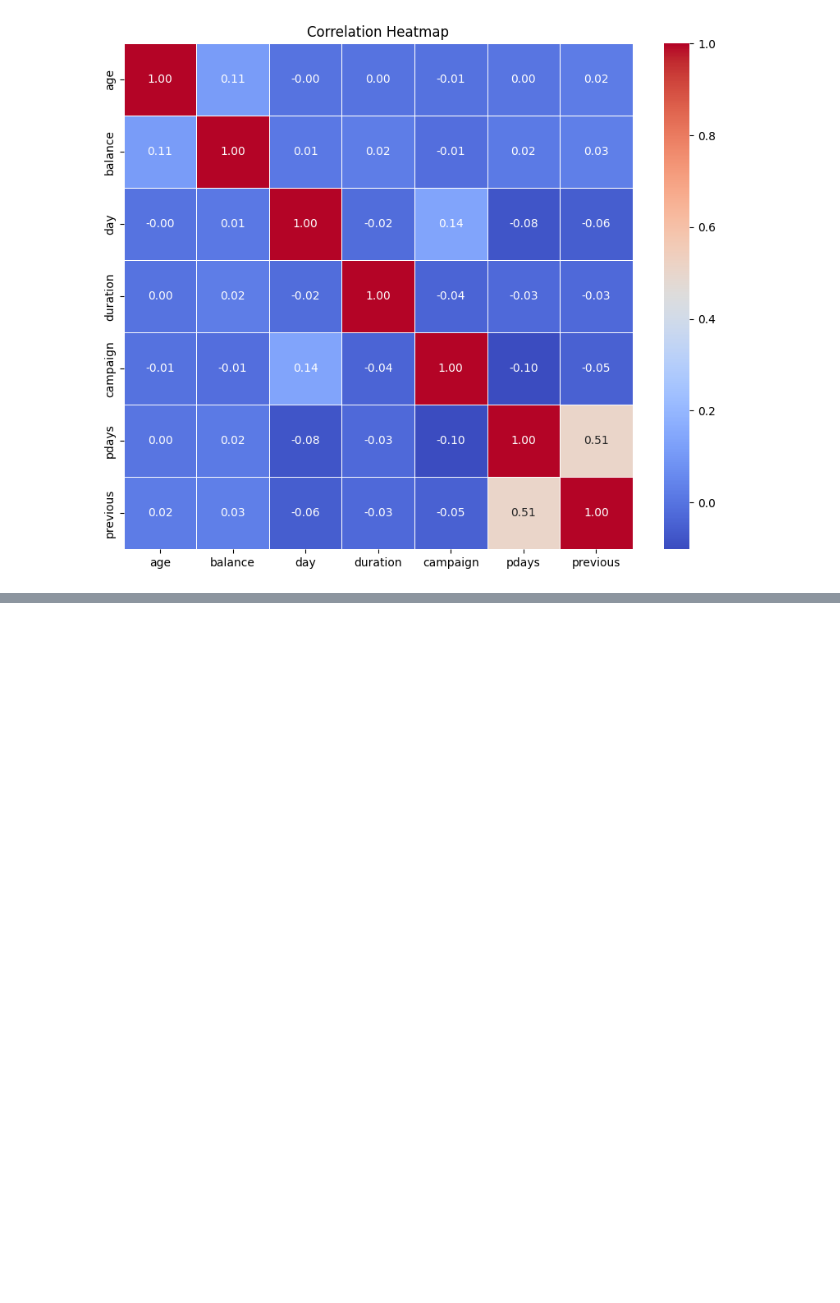
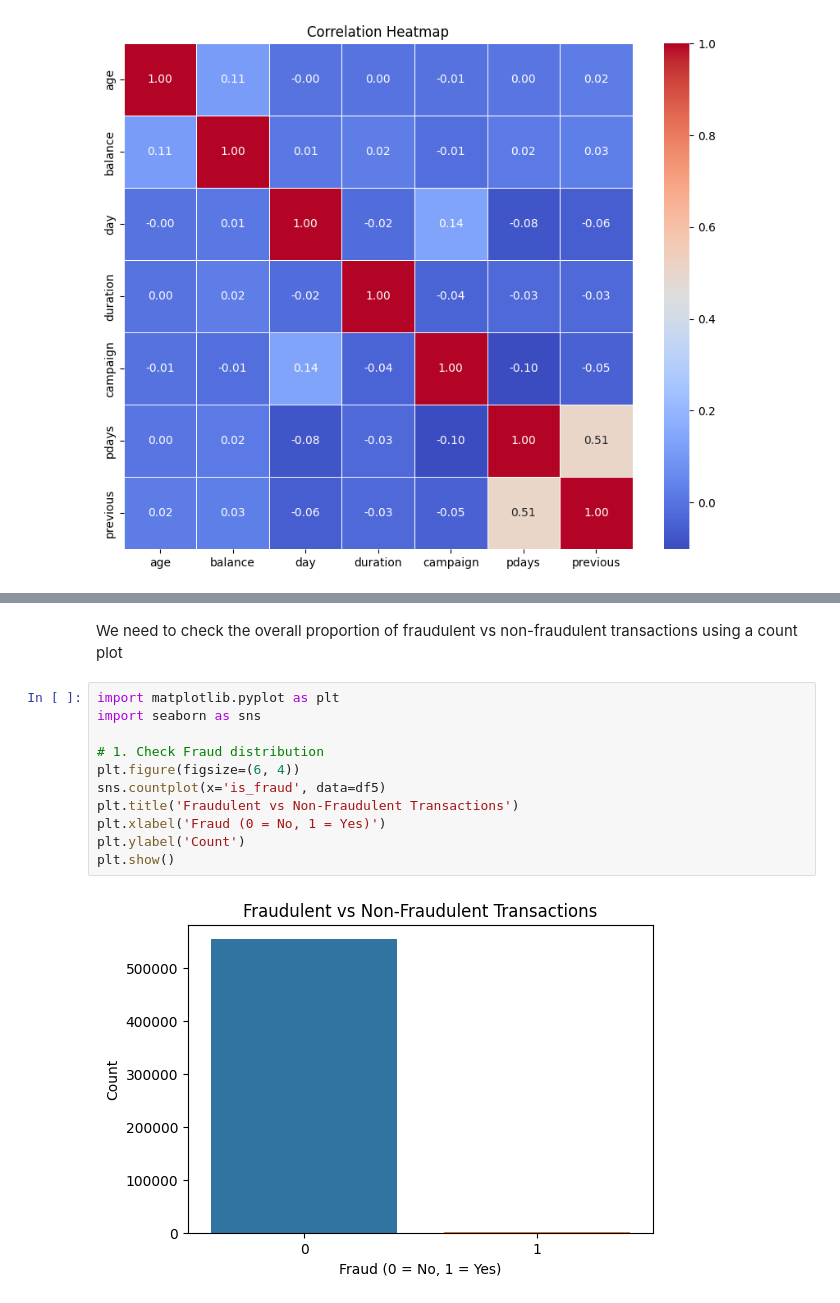
Before and after one commit to victormuuo07/PennyPal-System, a Jupyter notebook: pennypal-system.ipynb, the cells around one changed output, grey strips where cells are left out. Drawn from its saved outputs; the diff is of its cells as text; blank space fills up the shorter version.

```diff
--- a/pennypal-system.ipynb
+++ b/pennypal-system.ipynb
@@ -1010,0 +1073,15 @@ plt.show()
+# %% [markdown]
+ We need to check the overall proportion of fraudulent vs non-fraudulent transactions using a count plot
+# %%
+import matplotlib.pyplot as plt
+import seaborn as sns
+
+# 1. Check Fraud distribution
+plt.figure(figsize=(6, 4))
+sns.countplot(x='is_fraud', data=df5)
+plt.title('Fraudulent vs Non-Fraudulent Transactions')
+plt.xlabel('Fraud (0 = No, 1 = Yes)')
+plt.ylabel('Count')
+plt.show()
+# %% [output]
+[figure, added]
```
Also changed, not shown: parts of 27 cells of this notebook.
